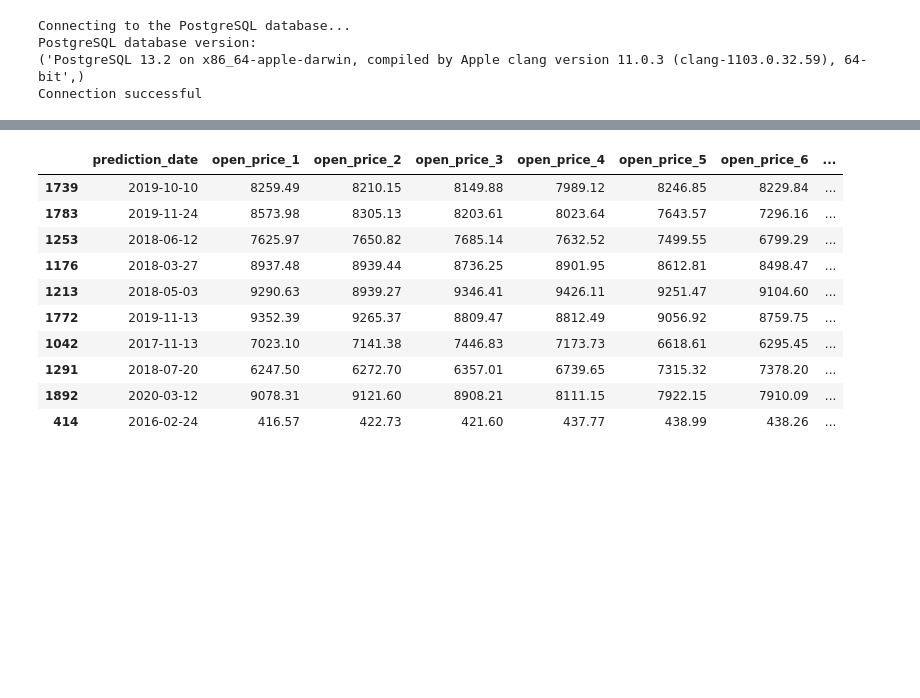
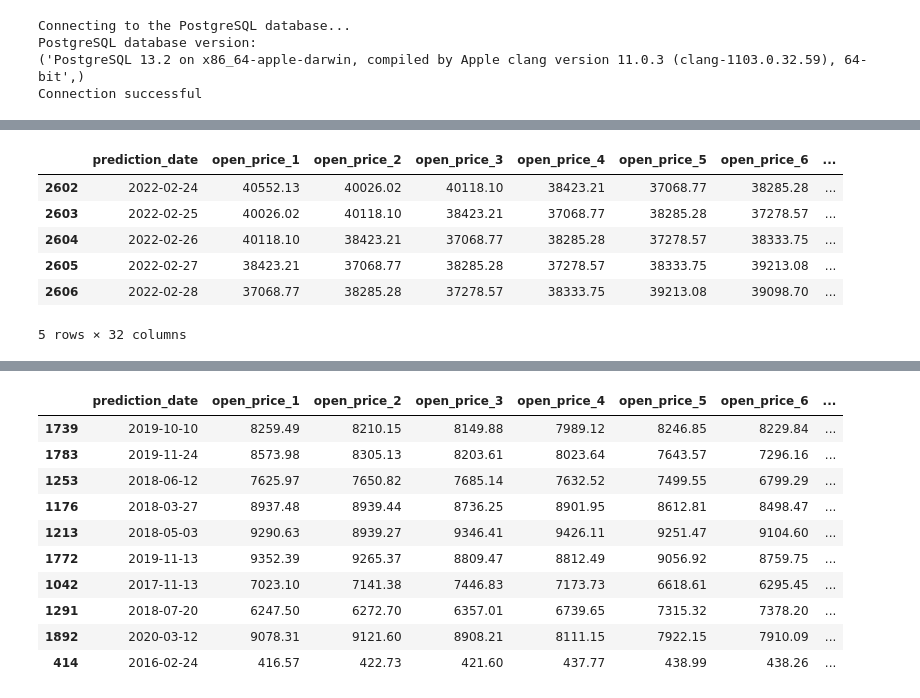
Before and after one commit to faithfulalabi/Bitcoin_Price_Predictor, a Jupyter notebook: Dev/modeling/training.ipynb, the cells around one changed output, grey strips where cells are left out. Saved outputs shown, nothing was run; the diff lists cells and outputs as text; code cells hidden in the pictures; blank space fills up the shorter version.

```diff
--- a/Dev/modeling/training.ipynb
+++ b/Dev/modeling/training.ipynb
@@ -81,0 +98,10 @@ df = df.sample(frac=1)
+# %%
+train.tail()
+# %% [output]
+|  | prediction_date | open_price_1 | open_price_2 | open_price_3 | open_price_4 | open_price_5 | open_price_6 | ... |
+| 2602 | 2022-02-24 | 40552.13 | 40026.02 | 40118.10 | 38423.21 | 37068.77 | 38285.28 | ... |
+| 2603 | 2022-02-25 | 40026.02 | 40118.10 | 38423.21 | 37068.77 | 38285.28 | 37278.57 | ... |
+| 2604 | 2022-02-26 | 40118.10 | 38423.21 | 37068.77 | 38285.28 | 37278.57 | 38333.75 | ... |
+| 2605 | 2022-02-27 | 38423.21 | 37068.77 | 38285.28 | 37278.57 | 38333.75 | 39213.08 | ... |
+| 2606 | 2022-02-28 | 37068.77 | 38285.28 | 37278.57 | 38333.75 | 39213.08 | 39098.70 | ... |
+5 rows × 32 columns
```
Also changed, not shown: parts of 22 cells of this notebook, 12 other files.
